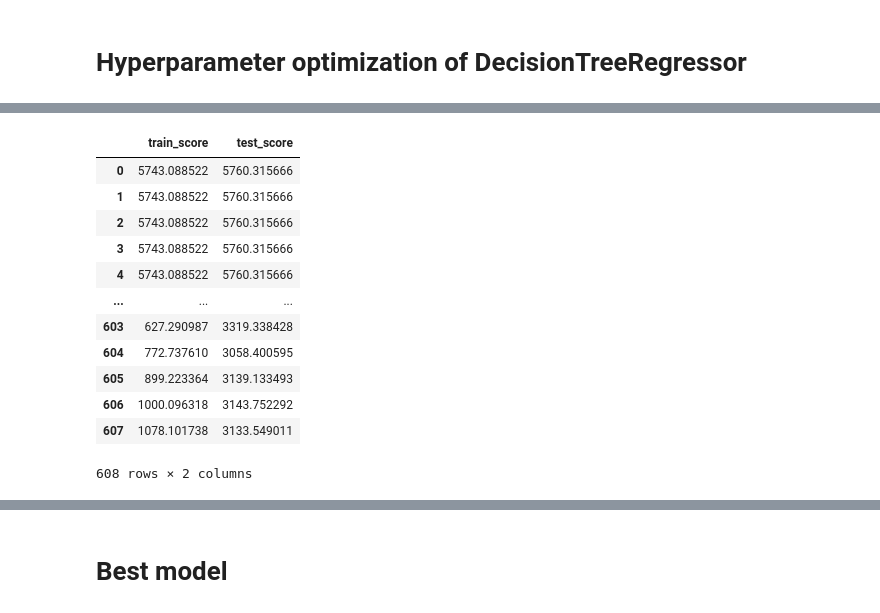
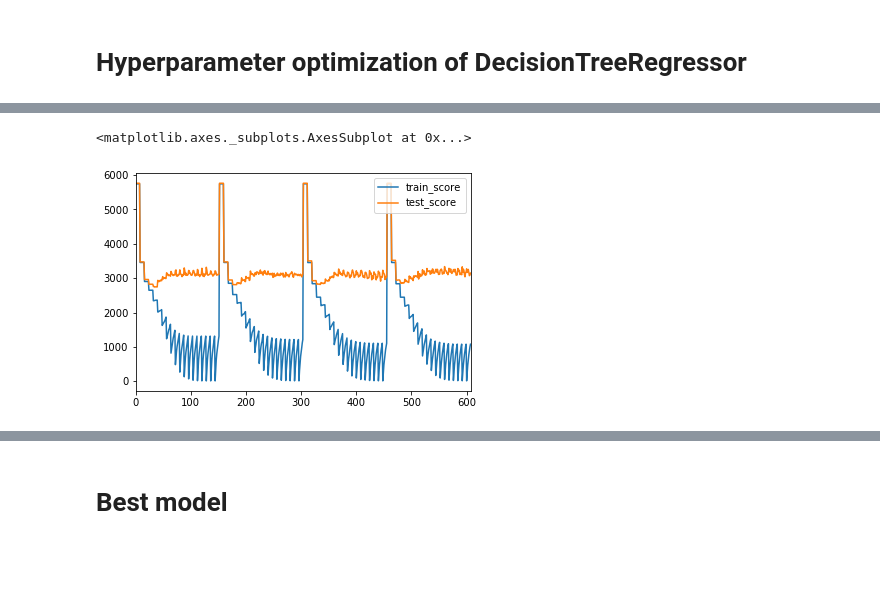
Before and after one commit to sirine-chahma/DSCI_522_group_401, a Jupyter notebook: notebooks/medical_cost_prediction.ipynb, the cells around one changed output, grey strips where cells are left out. Cells and saved outputs as stored; diff of their text form; code cells hidden in the pictures; blank space fills up the shorter version.

Commit message:
[ENH] added model selection, hyper-parameter tuning, saving plots

```diff
--- a/notebooks/medical_cost_prediction.ipynb
+++ b/notebooks/medical_cost_prediction.ipynb
@@ -194,20 +176,9 @@ print(mean_absolute_error(y_test, grid_search.predict(X_test)))
 2735.7976303364367
 # %%
-grid_results
+grid_results.plot()
 # %% [output]
-|  | train_score | test_score |
-| 0 | 5743.088522 | 5760.315666 |
-| 1 | 5743.088522 | 5760.315666 |
-| 2 | 5743.088522 | 5760.315666 |
-| 3 | 5743.088522 | 5760.315666 |
-| 4 | 5743.088522 | 5760.315666 |
-| ... | ... | ... |
-| 603 | 627.290987 | 3319.338428 |
-| 604 | 772.737610 | 3058.400595 |
-| 605 | 899.223364 | 3139.133493 |
-| 606 | 1000.096318 | 3143.752292 |
-| 607 | 1078.101738 | 3133.549011 |
-608 rows × 2 columns
+<matplotlib.axes._subplots.AxesSubplot at 0x...>
+[figure, added]
 # %%
 train_score = grid_search.cv_results_["mean_train_score"] * -1
 test_score = grid_search.cv_results_["mean_test_score"] * -1
```
Also changed, not shown: parts of 17 cells of this notebook, 1 other file.
